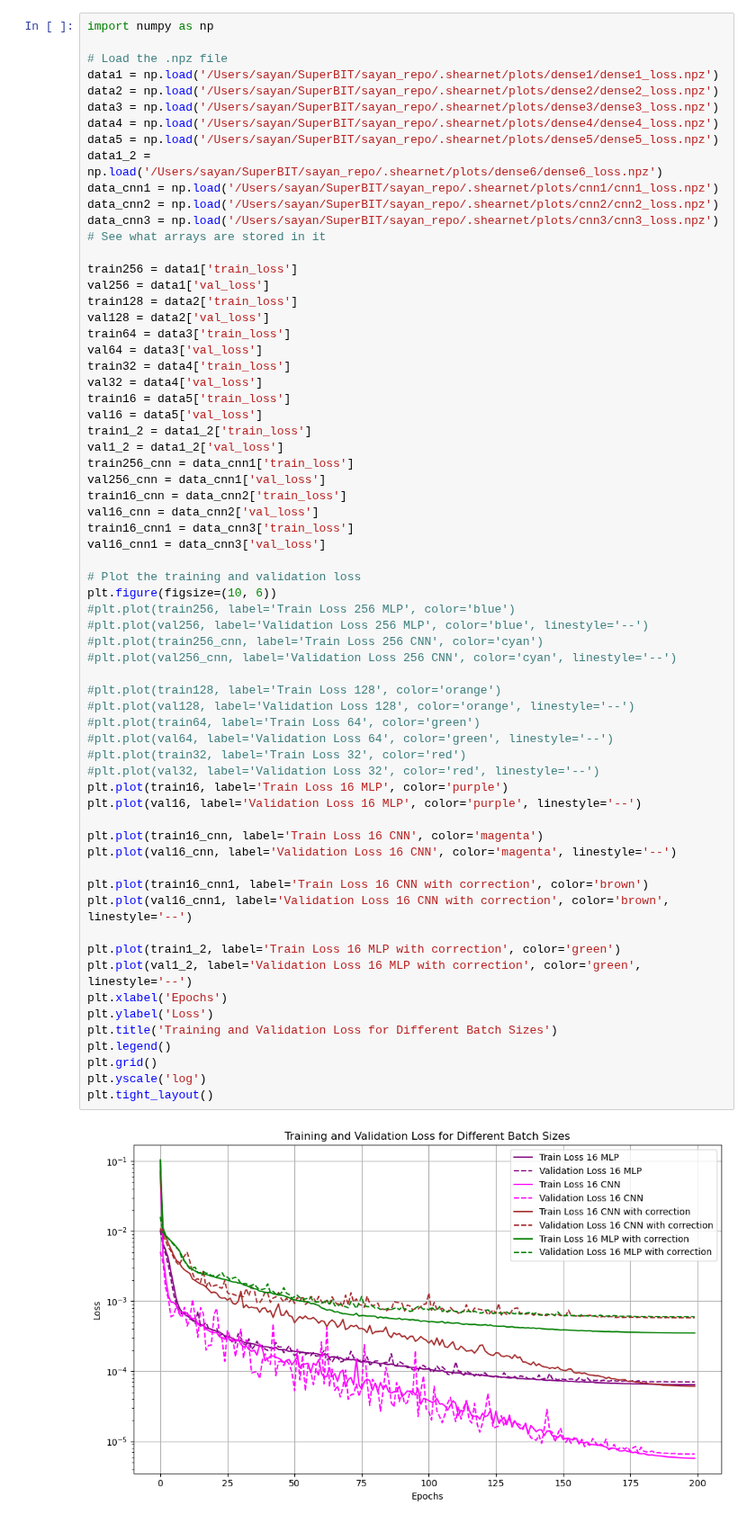
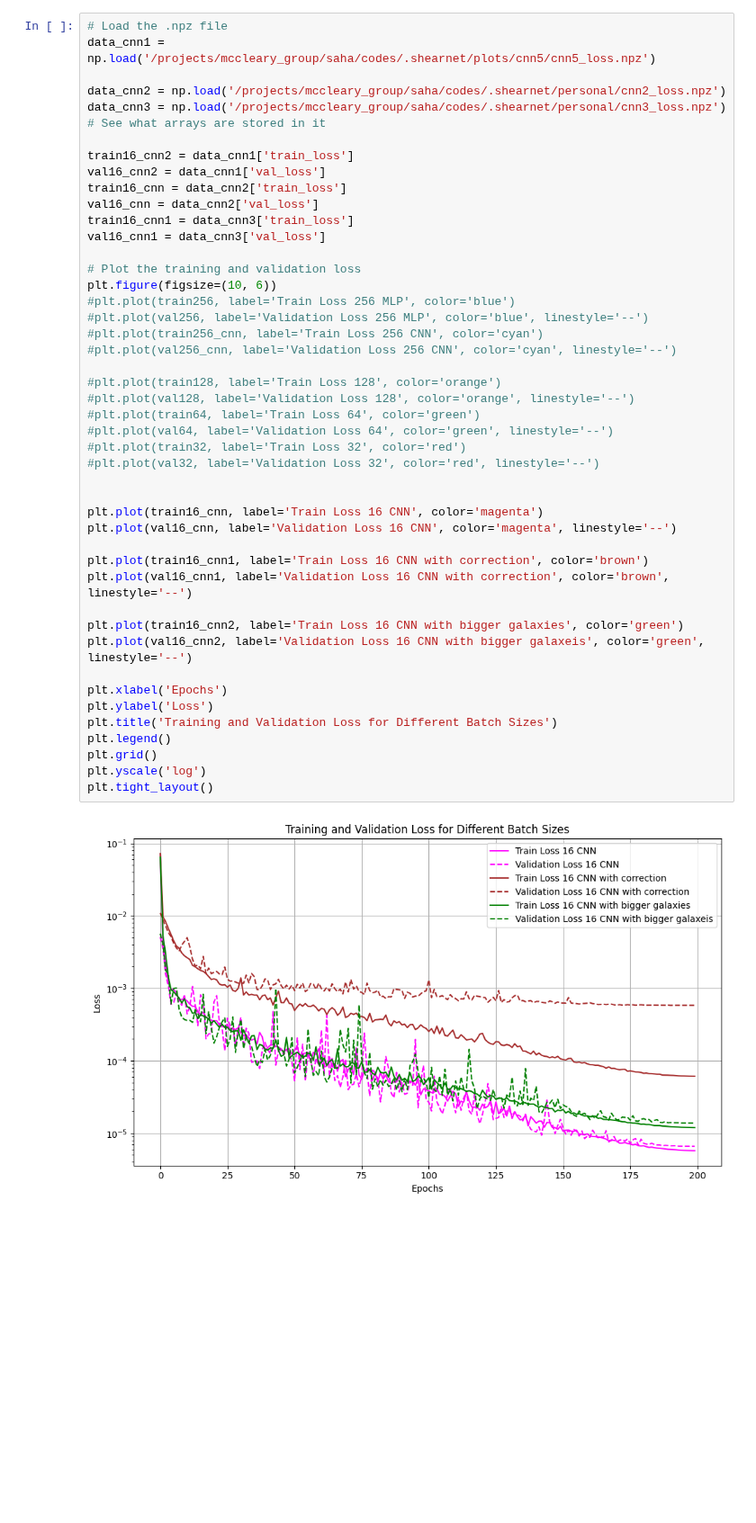
Before and after one commit to s-Sayan/ShearNet, a Jupyter notebook: notebooks/datagen.ipynb, the cells around one changed output. Shown at 90% size. Cells and saved outputs as stored; diff of their text form; blank space fills up the shorter version.

```diff
--- a/notebooks/datagen.ipynb
+++ b/notebooks/datagen.ipynb
@@ -130,67 +35,48 @@ for i in tqdm(range(len(g_noshear_list))):
 # %%
-import numpy as np
+# Load the .npz file
+data_cnn1 = np.load('/projects/mccleary_group/saha/codes/.shearnet/plots/cnn5/cnn5_loss.npz')
 
-# Load the .npz file
-data1 = np.load('/Users/sayan/SuperBIT/sayan_repo/.shearnet/plots/dense1/dense1_loss.npz')
-data2 = np.load('/Users/sayan/SuperBIT/sayan_repo/.shearnet/plots/dense2/dense2_loss.npz')
-data3 = np.load('/Users/sayan/SuperBIT/sayan_repo/.shearnet/plots/dense3/dense3_loss.npz')
-data4 = np.load('/Users/sayan/SuperBIT/sayan_repo/.shearnet/plots/dense4/dense4_loss.npz')
-data5 = np.load('/Users/sayan/SuperBIT/sayan_repo/.shearnet/plots/dense5/dense5_loss.npz')
-data1_2 = np.load('/Users/sayan/SuperBIT/sayan_repo/.shearnet/plots/dense6/dense6_loss.npz')
-data_cnn1 = np.load('/Users/sayan/SuperBIT/sayan_repo/.shearnet/plots/cnn1/cnn1_loss.npz')
-data_cnn2 = np.load('/Users/sayan/SuperBIT/sayan_repo/.shearnet/plots/cnn2/cnn2_loss.npz')
-data_cnn3 = np.load('/Users/sayan/SuperBIT/sayan_repo/.shearnet/plots/cnn3/cnn3_loss.npz')
+data_cnn2 = np.load('/projects/mccleary_group/saha/codes/.shearnet/personal/cnn2_loss.npz')
+data_cnn3 = np.load('/projects/mccleary_group/saha/codes/.shearnet/personal/cnn3_loss.npz')
 # See what arrays are stored in it
 
-train256 = data1['train_loss']
-val256 = data1['val_loss']
-train128 = data2['train_loss']
-val128 = data2['val_loss']
-train64 = data3['train_loss']
-val64 = data3['val_loss']
-train32 = data4['train_loss']
-val32 = data4['val_loss']
-train16 = data5['train_loss']
-val16 = data5['val_loss']
-train1_2 = data1_2['train_loss']
-val1_2 = data1_2['val_loss']
-train256_cnn = data_cnn1['train_loss']
-val256_cnn = data_cnn1['val_loss']
+train16_cnn2 = data_cnn1['train_loss']
+val16_cnn2 = data_cnn1['val_loss']
 train16_cnn = data_cnn2['train_loss']
 val16_cnn = data_cnn2['val_loss']
 train16_cnn1 = data_cnn3['train_loss']
 val16_cnn1 = data_cnn3['val_loss']
 
 # Plot the training and validation loss
 plt.figure(figsize=(10, 6))
 #plt.plot(train256, label='Train Loss 256 MLP', color='blue')
 #plt.plot(val256, label='Validation Loss 256 MLP', color='blue', linestyle='--')
 #plt.plot(train256_cnn, label='Train Loss 256 CNN', color='cyan')
 #plt.plot(val256_cnn, label='Validation Loss 256 CNN', color='cyan', linestyle='--')
 
 #plt.plot(train128, label='Train Loss 128', color='orange')
 #plt.plot(val128, label='Validation Loss 128', color='orange', linestyle='--')
 #plt.plot(train64, label='Train Loss 64', color='green')
 #plt.plot(val64, label='Validation Loss 64', color='green', linestyle='--')
 #plt.plot(train32, label='Train Loss 32', color='red')
 #plt.plot(val32, label='Validation Loss 32', color='red', linestyle='--')
-plt.plot(train16, label='Train Loss 16 MLP', color='purple')
-plt.plot(val16, label='Validation Loss 16 MLP', color='purple', linestyle='--')
+
 
 plt.plot(train16_cnn, label='Train Loss 16 CNN', color='magenta')
 plt.plot(val16_cnn, label='Validation Loss 16 CNN', color='magenta', linestyle='--')
 
 plt.plot(train16_cnn1, label='Train Loss 16 CNN with correction', color='brown')
 plt.plot(val16_cnn1, label='Validation Loss 16 CNN with correction', color='brown', linestyle='--')
 
-plt.plot(train1_2, label='Train Loss 16 MLP with correction', color='green')
-plt.plot(val1_2, label='Validation Loss 16 MLP with correction', color='green', linestyle='--')
+plt.plot(train16_cnn2, label='Train Loss 16 CNN with bigger galaxies', color='green')
+plt.plot(val16_cnn2, label='Validation Loss 16 CNN with bigger galaxeis', color='green', linestyle='--')
+
 plt.xlabel('Epochs')
 plt.ylabel('Loss')
 plt.title('Training and Validation Loss for Different Batch Sizes')
 plt.legend()
 plt.grid()
 plt.yscale('log')
 plt.tight_layout()
 # %% [output]
-[figure, old version]
+[figure, new version]
```
Also changed, not shown: parts of 15 cells of this notebook, 30 other files.
